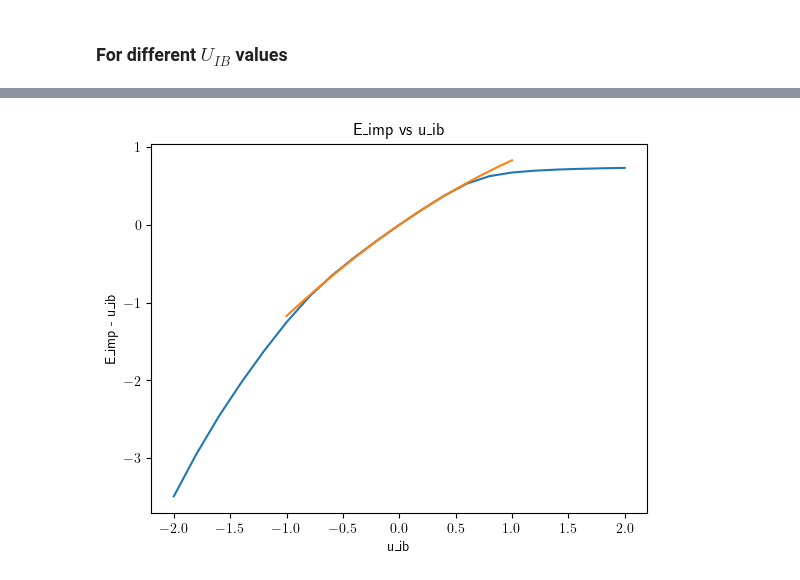
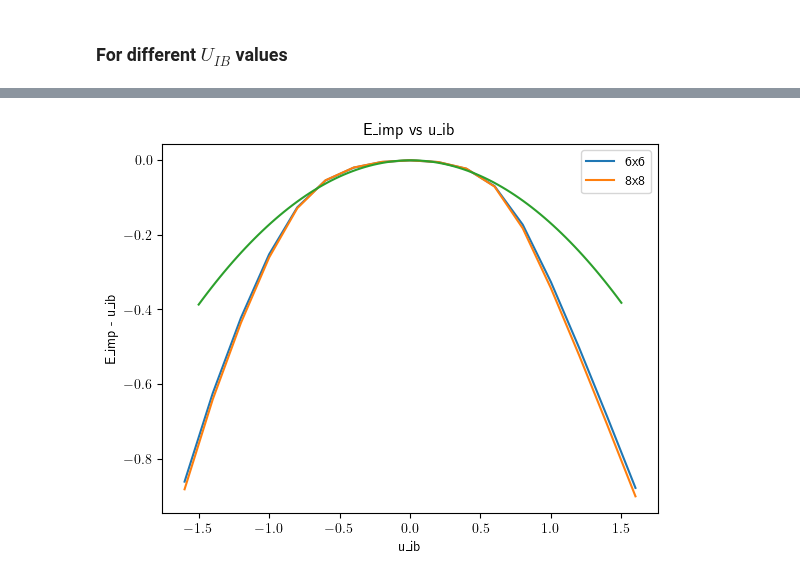
Before and after one commit to ragheedalhyder/BoseHubbard, a Jupyter notebook: src/Comparison_MC.ipynb, the cells around one changed output, grey strips where cells are left out. Saved outputs shown, nothing was run; the diff lists cells and outputs as text; code cells hidden in the pictures.

```diff
--- a/src/Comparison_MC.ipynb
+++ b/src/Comparison_MC.ipynb
@@ -38,8 +38,8 @@ M = Lx * Ly
 
 grid = Grid(Lx, Ly)
 
-num_en = 150 #150 # 100
-num_UIB = 100 # 100
+num_en = 250 #150 # 100
+num_UIB = 150 # 100
 en_vector = np.linspace(-2,1,num_en)
 UIBs = np.linspace(-1.5, 1.5, num_UIB)
 # %%
@@ -147,34 +147,59 @@ for count, UIB in enumerate(UIBs):
 # %%
 import csv
 import matplotlib.pyplot as plt
 
 with open('matija_data/6by6.csv', mode='r') as infile:
     reader = csv.DictReader(infile)
     data = {fieldname: [] for fieldname in reader.fieldnames}
     for row in reader:
         for fieldname, value in row.items():
             data[fieldname].append(value)
 
-u_ib = []
-E_imp = []
+u_ib6by6 = []
+E_imp6by6 = []
 # Convert string data to float
 u_ib_cond = np.zeros(len(data['u_ib']))
 for i in np.arange(0,len(data['u_ib'])):
     u_ib_cond[i] = float(data['u_ib'][i])
-    if u_ib_cond[i] >= -2 and u_ib_cond[i] <= 2:
-        u_ib.append(float(data['u_ib'][i]))
-        E_imp.append(float(data['E_p'][i]))
+    if u_ib_cond[i] >= -1.6 and u_ib_cond[i] <= 1.6:
+        u_ib6by6.append(float(data['u_ib'][i]))
+        E_imp6by6.append(float(data['E_p'][i]))
 
-u_ib_np = np.array(u_ib).T
-E_imp_np = np.array(E_imp)
+u_ib_np6by6 = np.array(u_ib6by6).T
+E_imp_np6by6 = np.array(E_imp6by6)
+result6by6 = E_imp_np6by6 - u_ib_np6by6
 
-result = E_imp_np
-plt.plot(u_ib, result )
-plt.plot(UIBs, omega0s + omega1s + omega2s)
+with open('matija_data/8by8.csv', mode='r') as infile:
+    reader = csv.DictReader(infile)
+    data = {fieldname: [] for fieldname in reader.fieldnames}
+    for row in reader:
+        for fieldname, value in row.items():
+            data[fieldname].append(value)
+
+u_ib8by8 = []
+E_imp8by8 = []
+# Convert string data to float
+u_ib_cond = np.zeros(len(data['u_ib']))
+for i in np.arange(0,len(data['u_ib'])):
+    u_ib_cond[i] = float(data['u_ib'][i])
+    if u_ib_cond[i] >= -1.6 and u_ib_cond[i] <= 1.6:
+        u_ib8by8.append(float(data['u_ib'][i]))
+        E_imp8by8.append(float(data['E_p'][i]))
+
+u_ib_np8by8 = np.array(u_ib8by8).T
+E_imp_np8by8  = np.array(E_imp8by8)
+
+result8by8 = E_imp_np8by8 - u_ib_np8by8
+
+plt.plot(u_ib_np6by6, result6by6, label = '6x6')
+plt.plot(u_ib_np8by8, result8by8, label = '8x8')
+plt.plot(UIBs, omega0s + omega1s + omega2s -UIBs)
+# plt.scatter(UIBs_cond, max_indices_cond- UIBs_cond)
+plt.legend()
 plt.xlabel('u_ib')
 plt.ylabel('E_imp - u_ib')
 
 plt.title('E_imp vs u_ib')
 plt.show()
 # %% [output]
-[figure, old version]
+[figure, new version]
```
Also changed, not shown: parts of 11 cells of this notebook, 2 other files.
